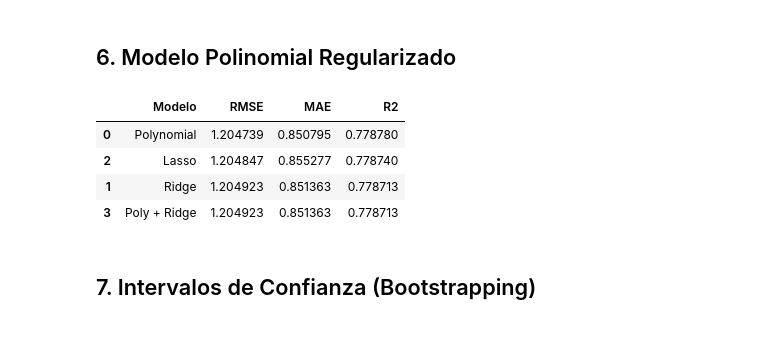
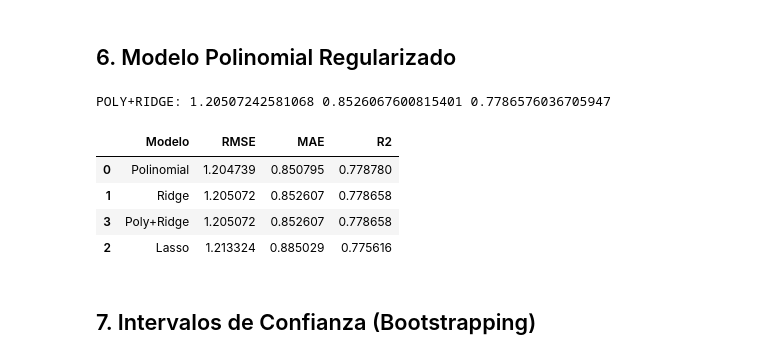
Before and after one commit to ISIS-2611-AprendizajeMaquina/MaterialDeClase-ISIS-2611, a Jupyter notebook: Laboratorios/L1 Regresion Lineal/data/Laboratorio_2_Plantilla_ISIS2611.ipynb, the cells around one changed output. Cells and saved outputs as stored; diff of their text form; code cells hidden in the pictures.

```diff
--- a/Laboratorios/L1 Regresion Lineal/data/Laboratorio_2_Plantilla_ISIS2611.ipynb
+++ b/Laboratorios/L1 Regresion Lineal/data/Laboratorio_2_Plantilla_ISIS2611.ipynb
@@ -364,26 +371,18 @@ sin patrones claros en los residuales, indicando buena generalización.
 # %% [markdown]
 ## 4. Modelo de Regresión Polinomial
 # %%
-from sklearn.pipeline import Pipeline
-from sklearn.preprocessing import PolynomialFeatures, StandardScaler
-from sklearn.linear_model import LinearRegression
-from sklearn.model_selection import GridSearchCV, train_test_split
-from sklearn.metrics import mean_squared_error, r2_score, mean_absolute_error
-import numpy as np
-
-X_train, X_test, y_train, y_test = train_test_split(X, y, test_size=0.3, random_state=42)
-
 pipe_poly = Pipeline([
     ("scaler", StandardScaler()),
-    ("poly", PolynomialFeatures()),
+    ("poly", PolynomialFeatures(include_bias=False)),
     ("model", LinearRegression())
 ])
 
-param_grid_poly = {
-    "poly__degree": [1,2,3,4,5]
+param_poly = {
+    "poly__degree": [1,2,3,4,5],
+    "scaler": [StandardScaler(), MinMaxScaler()]
 }
 
-grid_poly = GridSearchCV(pipe_poly, param_grid_poly, cv=10, scoring="neg_mean_squared_error")
+grid_poly = GridSearchCV(pipe_poly, param_poly, cv=cv, scoring="neg_mean_squared_error")
 grid_poly.fit(X_train, y_train)
 
 best_poly = grid_poly.best_estimator_
@@ -394,5 +393,5 @@ rmse_poly = np.sqrt(mean_squared_error(y_test, y_pred))
 mae_poly = mean_absolute_error(y_test, y_pred)
 r2_poly = r2_score(y_test, y_pred)
 
-print(rmse_poly, mae_poly, r2_poly)
+print("POLINOMIAL:", rmse_poly, mae_poly, r2_poly)
 # %% [output]
@@ -478,47 +481,50 @@ plt.show()
 # %%
 pipe_poly_ridge = Pipeline([
     ("scaler", StandardScaler()),
-    ("poly", PolynomialFeatures()),
+    ("poly", PolynomialFeatures(include_bias=False)),
     ("model", Ridge())
 ])
 
+param_poly_ridge = {
+    "poly__degree": [1,2,3],
+    "model__alpha": [0.01, 0.1, 1, 10],
+    "scaler": [StandardScaler(), MinMaxScaler()]
+}
+
 grid_poly_ridge = GridSearchCV(
     pipe_poly_ridge,
-    {
-        "poly__degree": [1,2,3],
-        "model__alpha": [0.1, 1, 10]
-    },
-    cv=10,
+    param_poly_ridge,
+    cv=cv,
     scoring="neg_mean_squared_error"
 )
 
 grid_poly_ridge.fit(X_train, y_train)
 best_poly_ridge = grid_poly_ridge.best_estimator_
+
+y_pred = best_poly_ridge.predict(X_test)
+
+rmse_poly_ridge = np.sqrt(mean_squared_error(y_test, y_pred))
+mae_poly_ridge = mean_absolute_error(y_test, y_pred)
+r2_poly_ridge = r2_score(y_test, y_pred)
+
+print("POLY+RIDGE:", rmse_poly_ridge, mae_poly_ridge, r2_poly_ridge)
+# %% [output]
+POLY+RIDGE: 1.20507242581068 0.8526067600815401 0.7786576036705947
 # %%
-rows = []
+results = pd.DataFrame({
+    "Modelo": ["Polinomial", "Ridge", "Lasso", "Poly+Ridge"],
+    "RMSE": [rmse_poly, rmse_ridge, rmse_lasso, rmse_poly_ridge],
+    "MAE": [mae_poly, mae_ridge, mae_lasso, mae_poly_ridge],
+    "R2": [r2_poly, r2_ridge, r2_lasso, r2_poly_ridge]
+})
 
-def evaluate(model, name):
-    y_pred = model.predict(X_test)
-    rows.append([
-        name,
-        np.sqrt(mean_squared_error(y_test, y_pred)),
-        mean_absolute_error(y_test, y_pred),
-        r2_score(y_test, y_pred)
-    ])
-
-evaluate(best_poly, "Polynomial")
-evaluate(results["Ridge"]["model"], "Ridge")
-evaluate(results["Lasso"]["model"], "Lasso")
-evaluate(best_poly_ridge, "Poly + Ridge")
-
-tabla = pd.DataFrame(rows, columns=["Modelo", "RMSE", "MAE", "R2"])
-tabla.sort_values("RMSE")
+results.sort_values("RMSE")
 # %% [output]
 |  | Modelo | RMSE | MAE | R2 |
-| 0 | Polynomial | 1.204739 | 0.850795 | 0.778780 |
-| 2 | Lasso | 1.204847 | 0.855277 | 0.778740 |
-| 1 | Ridge | 1.204923 | 0.851363 | 0.778713 |
-| 3 | Poly + Ridge | 1.204923 | 0.851363 | 0.778713 |
+| 0 | Polinomial | 1.204739 | 0.850795 | 0.778780 |
+| 1 | Ridge | 1.205072 | 0.852607 | 0.778658 |
+| 3 | Poly+Ridge | 1.205072 | 0.852607 | 0.778658 |
+| 2 | Lasso | 1.213324 | 0.885029 | 0.775616 |
 # %% [markdown]
 ## 7. Intervalos de Confianza (Bootstrapping)
 # %% [markdown]
```
Also changed, not shown: parts of 5 cells of this notebook.
